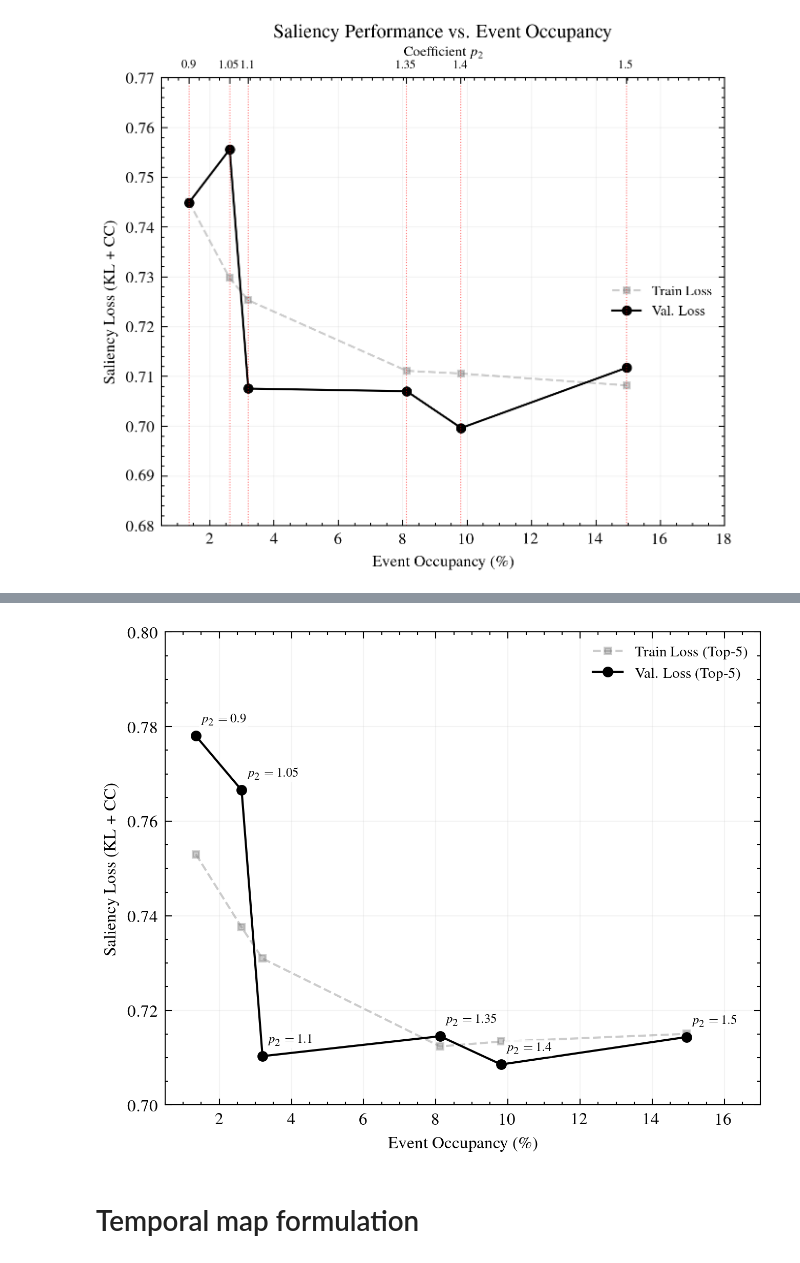
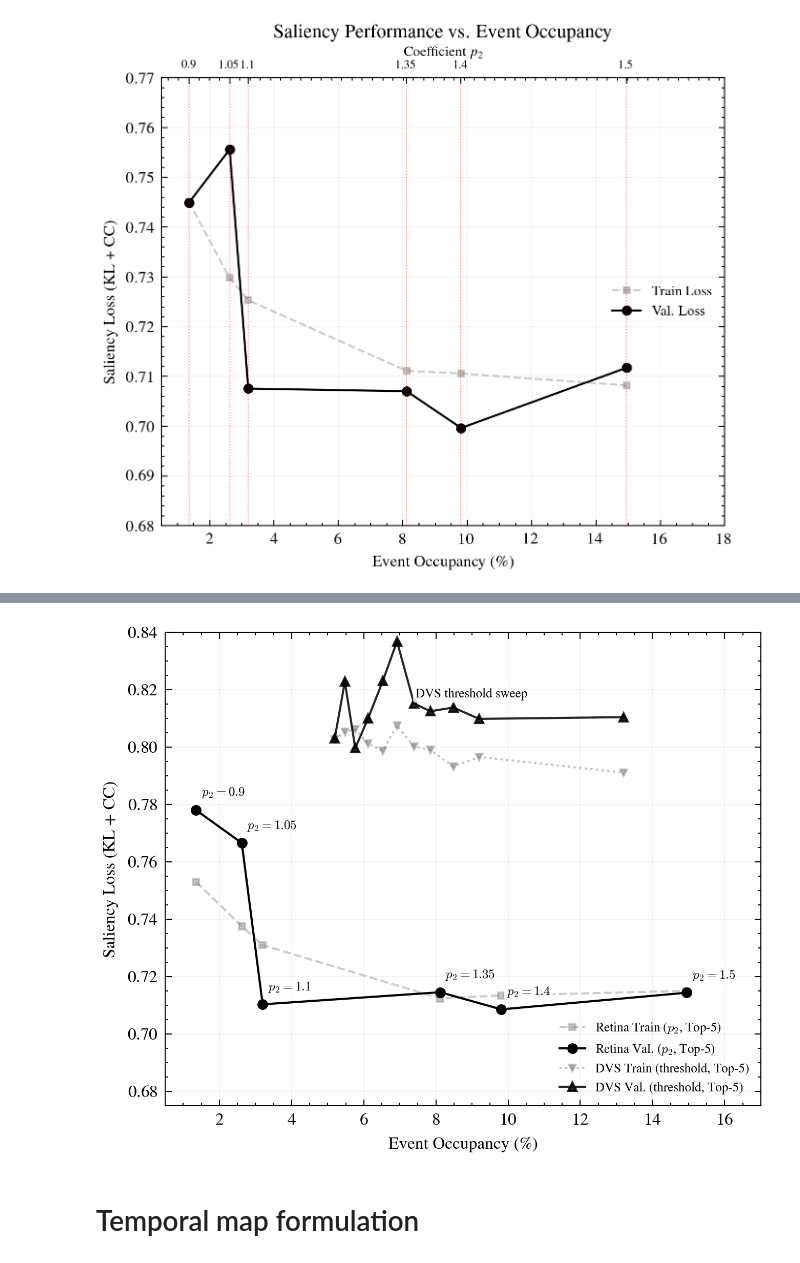
Before and after one commit to mlewandowski0/sillicon-retina, a Jupyter notebook: paper-figures/analysis_saliency.ipynb, the cells around one changed output, grey strips where cells are left out. Drawn from its saved outputs; the diff is of its cells as text; code cells hidden in the pictures.

Commit message:
analysis

```diff
--- a/paper-figures/analysis_saliency.ipynb
+++ b/paper-figures/analysis_saliency.ipynb
@@ -304,7 +302,7 @@ grids_occupancy = np.array([0.16845, 0.03694, 0.068282]) * 100
 val_loss = [0.72405, 0.70042, 0.7138]
 train_loss = [0.687, 0.709, 0.70531]
 
-plt.style.use(['science', 'ieee'])
+plt.style.use(['science', 'ieee', 'no-latex'])
 fig, ax1 = plt.subplots(figsize=(5, 4), dpi=300)
 
 x = np.arange(len(names))
@@ -395,7 +393,7 @@ names = ["No Feedback", "Abs. Feedback", "Quad. Feedback"]
 grids_occupancy = np.array([0.16845, 0.03694, 0.068282]) * 100
 
 # 3. Plotting
-plt.style.use(['science', 'ieee'])
+plt.style.use(['science', 'ieee', 'no-latex'])
 fig, ax1 = plt.subplots(figsize=(5, 4), dpi=300)
 
 x = np.arange(len(names))
@@ -652,6 +699,8 @@ import scienceplots
 # 1. Load Data
 bandwidth_train = pd.read_csv(os.path.join("analysis", "bandwidth_train.csv"))
 bandwidth_val = pd.read_csv(os.path.join("analysis", "bandwidth_val.csv"))
+dvs_sweep_train = pd.read_csv(os.path.join("analysis", "dvs_sweep_train.csv"))
+dvs_sweep_val = pd.read_csv(os.path.join("analysis", "dvs_sweep_val.csv"))
 
 train_columns = [
     'Fire_saliency_best1_b1_20260106_231638 - train_loss_epoch',
@@ -674,6 +723,14 @@ val_columns = [
 p_coeff = [0.9, 1.05, 1.1, 1.35, 1.4, 1.5]
 occupancy = 100 * np.array([0.013515, 0.026191, 0.031982, 0.081188, 0.09811, 0.14947])
 
+# DVS sweep exported by W&B. The duplicate threshold=0.35 run is represented
+# by one grouped series in the CSV, so it is plotted once at its occupancy.
+dvs_threshold_labels = ["0.475", "0.450", "0.425", "0.40", "0.375", "0.35", "0.325", "0.300", "0.275", "0.25", "0.15"]
+dvs_threshold = np.array([float(t) for t in dvs_threshold_labels])
+dvs_occupancy = 100 * np.array([0.051954, 0.054759, 0.057644, 0.061169, 0.065272, 0.069215, 0.07393, 0.078425, 0.084817, 0.091954, 0.13195])
+dvs_train_columns = [f"dvs_threshold={t} - train_loss_epoch" for t in dvs_threshold_labels]
+dvs_val_columns = [f"dvs_threshold={t} - val_loss_epoch" for t in dvs_threshold_labels]
+
 # 2. Calculate Statistics (Top-5 Mean)
 val_loss = []
 for col in val_columns:
@@ -685,47 +742,76 @@ for col in train_columns:
     mean_best_5 = bandwidth_train[col].dropna().nsmallest(5).mean()
     train_loss.append(mean_best_5)
 
+dvs_val_loss = []
+for col in dvs_val_columns:
+    mean_best_5 = dvs_sweep_val[col].dropna().nsmallest(5).mean()
+    dvs_val_loss.append(mean_best_5)
+
+dvs_train_loss = []
+for col in dvs_train_columns:
+    mean_best_5 = dvs_sweep_train[col].dropna().nsmallest(5).mean()
+    dvs_train_loss.append(mean_best_5)
+
 # 3. Plotting Setup
-plt.style.use(['science', 'ieee'])
+plt.style.use(['science', 'ieee', 'no-latex'])
 fig, ax1 = plt.subplots(figsize=(5, 4), dpi=300)
 
 # Sort data for clean line plotting
 sort_idx = np.argsort(occupancy)
 occ_sorted = occupancy[sort_idx]
 val_sorted = np.array(val_loss)[sort_idx]
 train_sorted = np.array(train_loss)[sort_idx]
 p_sorted = np.array(p_coeff)[sort_idx]
 
+dvs_sort_idx = np.argsort(dvs_occupancy)
+dvs_occ_sorted = dvs_occupancy[dvs_sort_idx]
+dvs_val_sorted = np.array(dvs_val_loss)[dvs_sort_idx]
+dvs_train_sorted = np.array(dvs_train_loss)[dvs_sort_idx]
+dvs_threshold_sorted = dvs_threshold[dvs_sort_idx]
+
 # 4. Main Plot
-ax1.plot(occ_sorted, train_sorted, 's--', color='gray', alpha=0.4, label='Train Loss (Top-5)', markersize=3, zorder=2)
-ax1.plot(occ_sorted, val_sorted, 'o-', color='C0', label='Val. Loss (Top-5)', markersize=4, zorder=3)
+ax1.plot(occ_sorted, train_sorted, 's--', color='gray', alpha=0.4, label=r'Retina Train ($p_2$, Top-5)', markersize=3, zorder=2)
+ax1.plot(occ_sorted, val_sorted, 'o-', color='C0', label=r'Retina Val. ($p_2$, Top-5)', markersize=4, zorder=3)
+ax1.plot(dvs_occ_sorted, dvs_train_sorted, 'v:', color='0.45', alpha=0.45, label='DVS Train (threshold, Top-5)', markersize=3, zorder=2)
+ax1.plot(dvs_occ_sorted, dvs_val_sorted, '^-', color='C0', alpha=0.85, label='DVS Val. (threshold, Top-5)', markersize=4, zorder=3)
 
 # 5. Annotations (Consistently Top-Right)
 for i, p in enumerate(p_sorted):
     ax1.annotate(f'$p_2={p}$',
                  (occ_sorted[i], val_sorted[i]),
                  textcoords="offset points",
-                 xytext=(2.5, 5),     # 5 points right, 5 points up
-                 ha='left',         # Align text to start exactly from the offset point
-                 va='bottom',       # Anchor the bottom of the text to the offset point
+                 xytext=(2.5, 5),
+                 ha='left',
+                 va='bottom',
                  fontsize=6,
                  bbox=dict(boxstyle='round,pad=0.2', fc='white', alpha=0.8, ec='none'),
                  zorder=4)
 
+ax1.annotate('DVS threshold sweep',
+             (dvs_occ_sorted[-1], dvs_val_sorted[-1]),
+             textcoords="offset points",
+             xytext=(-45, 8),
+             ha='right',
+             va='bottom',
+             fontsize=6,
+             color='C0',
+             bbox=dict(boxstyle='round,pad=0.2', fc='white', alpha=0.8, ec='none'),
+             zorder=4)
+
 # 6. Formatting
-ax1.set_xlabel('Event Occupancy (\%)')
+ax1.set_xlabel('Event Occupancy (%)')
 ax1.set_ylabel('Saliency Loss (KL + CC)')
-ax1.set_xlim(0.5, 17) # Slightly increased xlim to ensure the rightmost label doesn't get clipped
-ax1.set_ylim(0.7, 0.8) # Adjusted dynamically or uncomment to fix Y bound
+ax1.set_xlim(0.5, 17)
+ax1.set_ylim(0.675, 0.84)
 
 ax1.grid(True, which="major", ls="-", alpha=0.15, zorder=1)
-ax1.legend(loc='upper right', fontsize=7)
+ax1.legend(loc='lower right', fontsize=6)
 
 #plt.title('Saliency Performance vs. Event Occupancy', pad=10)
 plt.savefig('sparsity_performance_sweep_annotated.png', bbox_inches='tight')
 plt.show()
 # %% [output]
-[figure, old version]
+[figure, new version]
 # %% [markdown]
 # Temporal map formulation
 # %%
```
Also changed, not shown: parts of 5 cells of this notebook, 10 other files.
